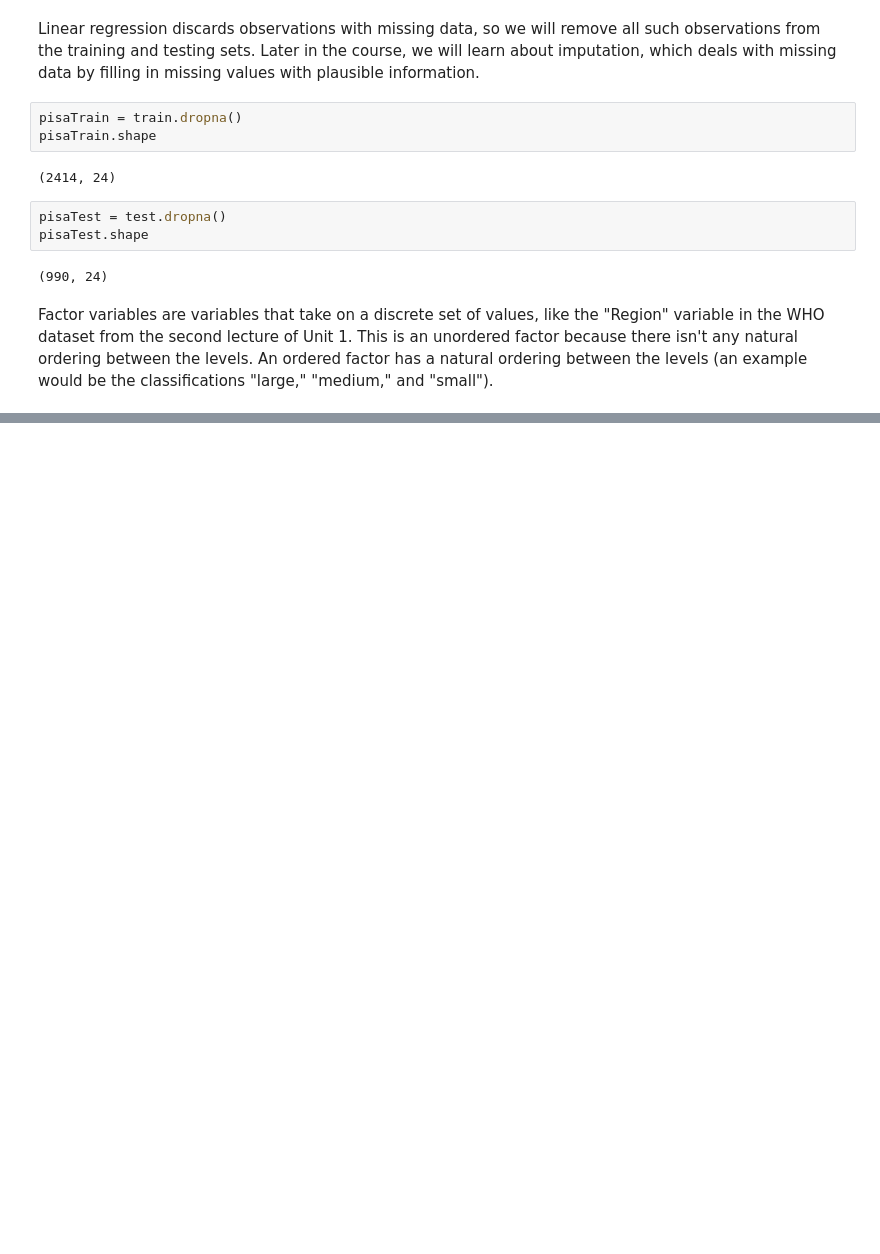
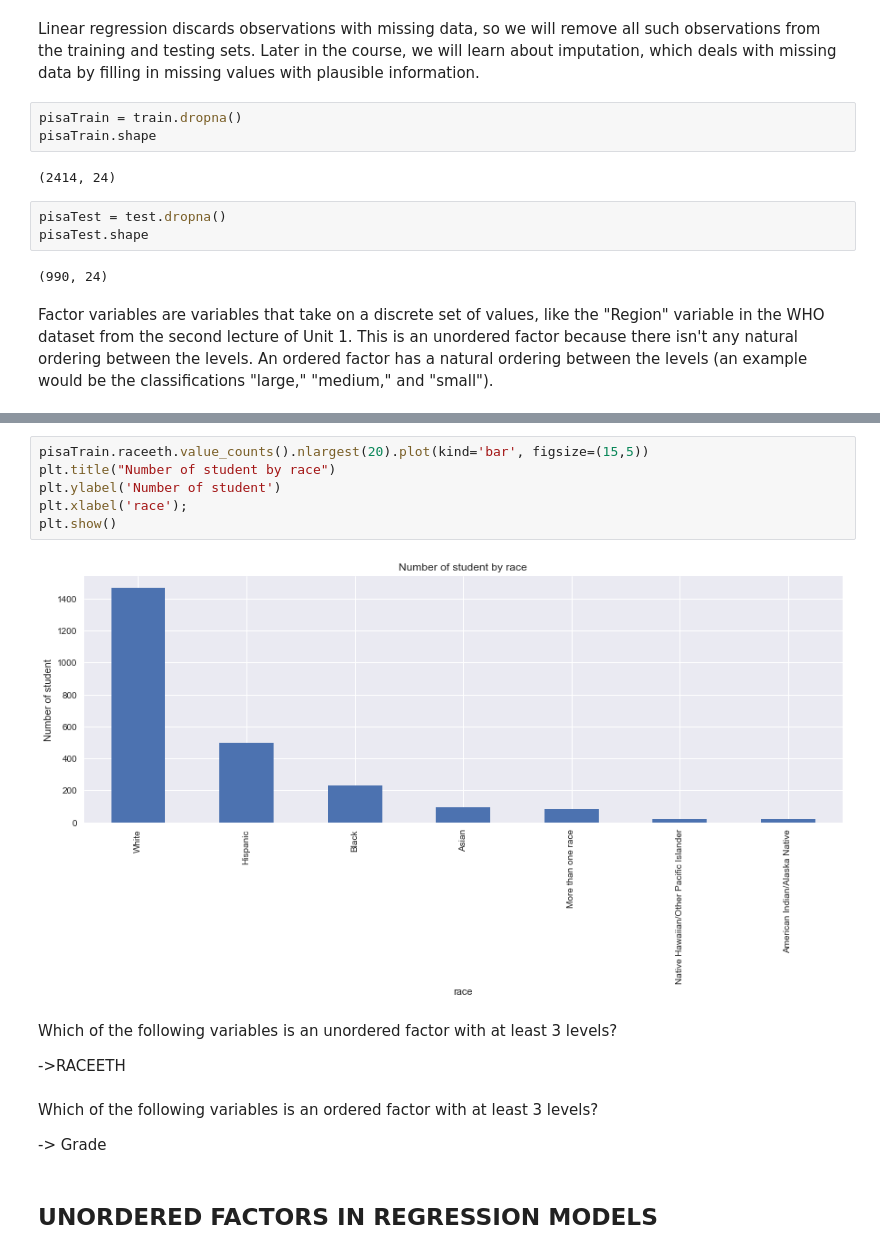
Before and after one commit to realmarcus/RegressionProgramming, a Jupyter notebook: Reading/resources/Reading Test Score.ipynb, the cells around one changed output, grey strips where cells are left out. Drawn from its saved outputs; the diff is of its cells as text; blank space fills up the shorter version.

```diff
--- a/Reading/resources/Reading Test Score.ipynb
+++ b/Reading/resources/Reading Test Score.ipynb
@@ -170,0 +260,18 @@ ordered factor has a natural ordering between the levels (an example would be th
+# %%
+pisaTrain.raceeth.value_counts().nlargest(20).plot(kind='bar', figsize=(15,5))
+plt.title("Number of student by race")
+plt.ylabel('Number of student')
+plt.xlabel('race');
+plt.show()
+# %% [output]
+[figure, added]
+# %% [markdown]
+Which of the following variables is an unordered factor with at least 3 levels?
+
+->RACEETH
+# %% [markdown]
+Which of the following variables is an ordered factor with at least 3 levels?
+
+-> Grade
+# %% [markdown]
+## UNORDERED FACTORS IN REGRESSION MODELS
```
Also changed, not shown: parts of 26 cells of this notebook.
